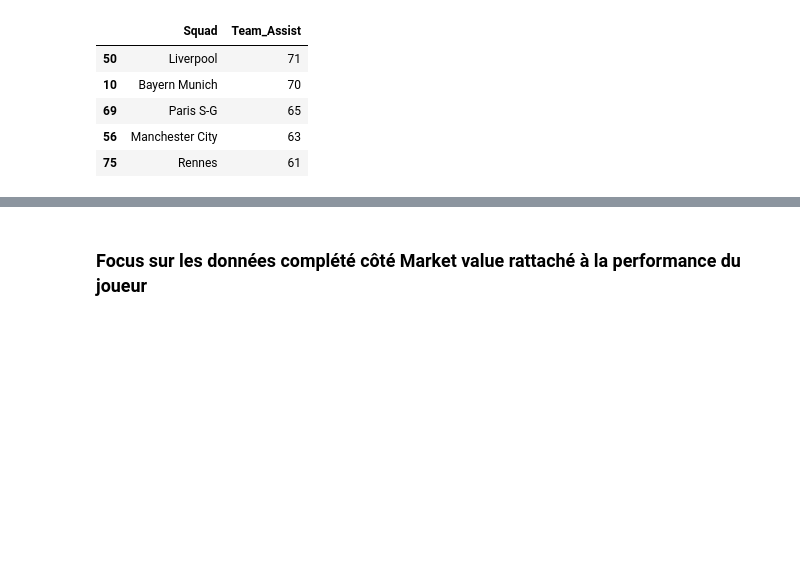
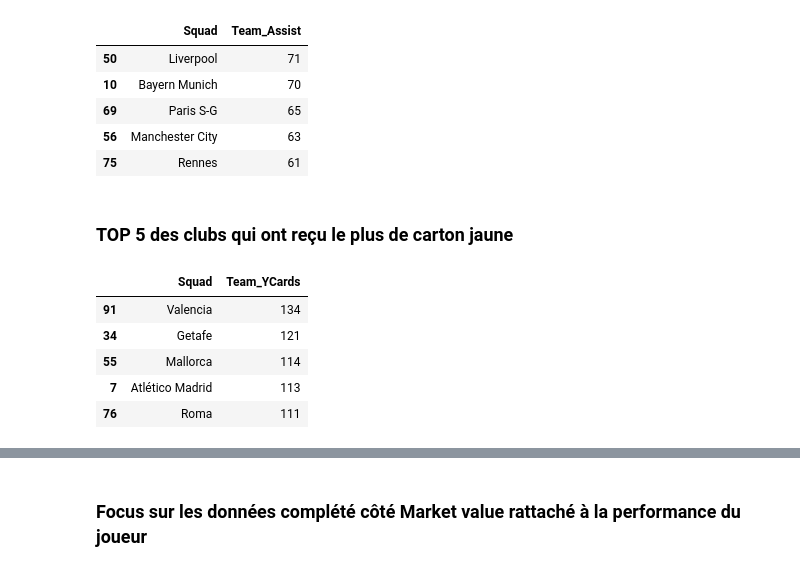
Before and after one commit to PuchToTalk/Football_WorldCup_Recommendation, a Jupyter notebook: Football_player_mv.ipynb, the cells around one changed output, grey strips where cells are left out. Drawn from its saved outputs; the diff is of its cells as text; code cells hidden in the pictures; blank space fills up the shorter version.

```diff
--- a/Football_player_mv.ipynb
+++ b/Football_player_mv.ipynb
@@ -215,3 +220,16 @@ team_assist.sort_values('Team_Assist', ascending = False).head(5)
 | 69 | Paris S-G | 65 |
 | 56 | Manchester City | 63 |
 | 75 | Rennes | 61 |
+# %% [markdown]
+### TOP 5 des clubs qui ont reçu le plus de carton jaune
+# %%
+team_yc = df_football_stats.groupby(['Squad']).agg(Team_YCards = ('YCards', 'sum'))
+team_yc = pd.DataFrame(team_yc).reset_index()
+team_yc.sort_values('Team_YCards', ascending = False).head(5)
+# %% [output]
+|  | Squad | Team_YCards |
+| 91 | Valencia | 134 |
+| 34 | Getafe | 121 |
+| 55 | Mallorca | 114 |
+| 7 | Atlético Madrid | 113 |
+| 76 | Roma | 111 |
```
Also changed, not shown: parts of 7 cells of this notebook.
